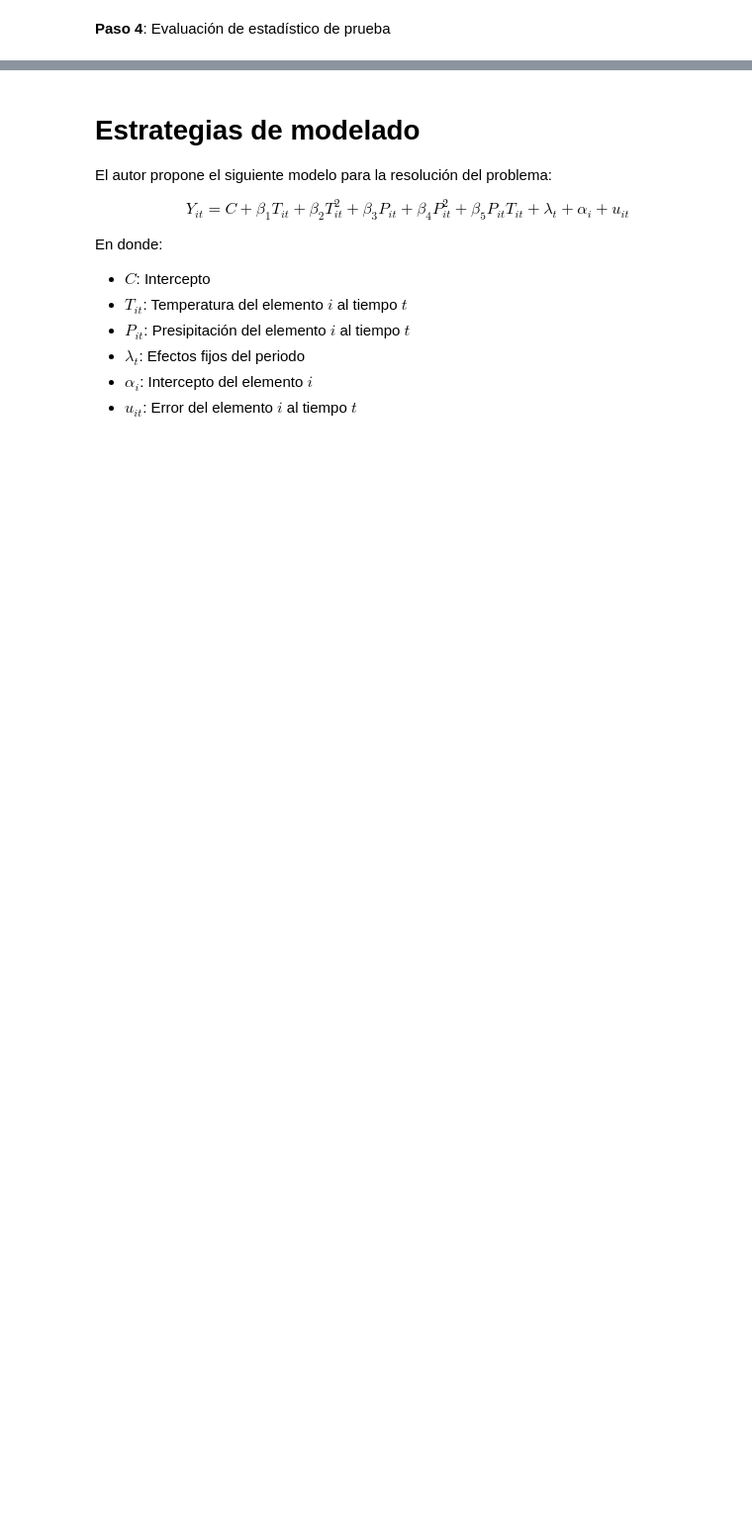
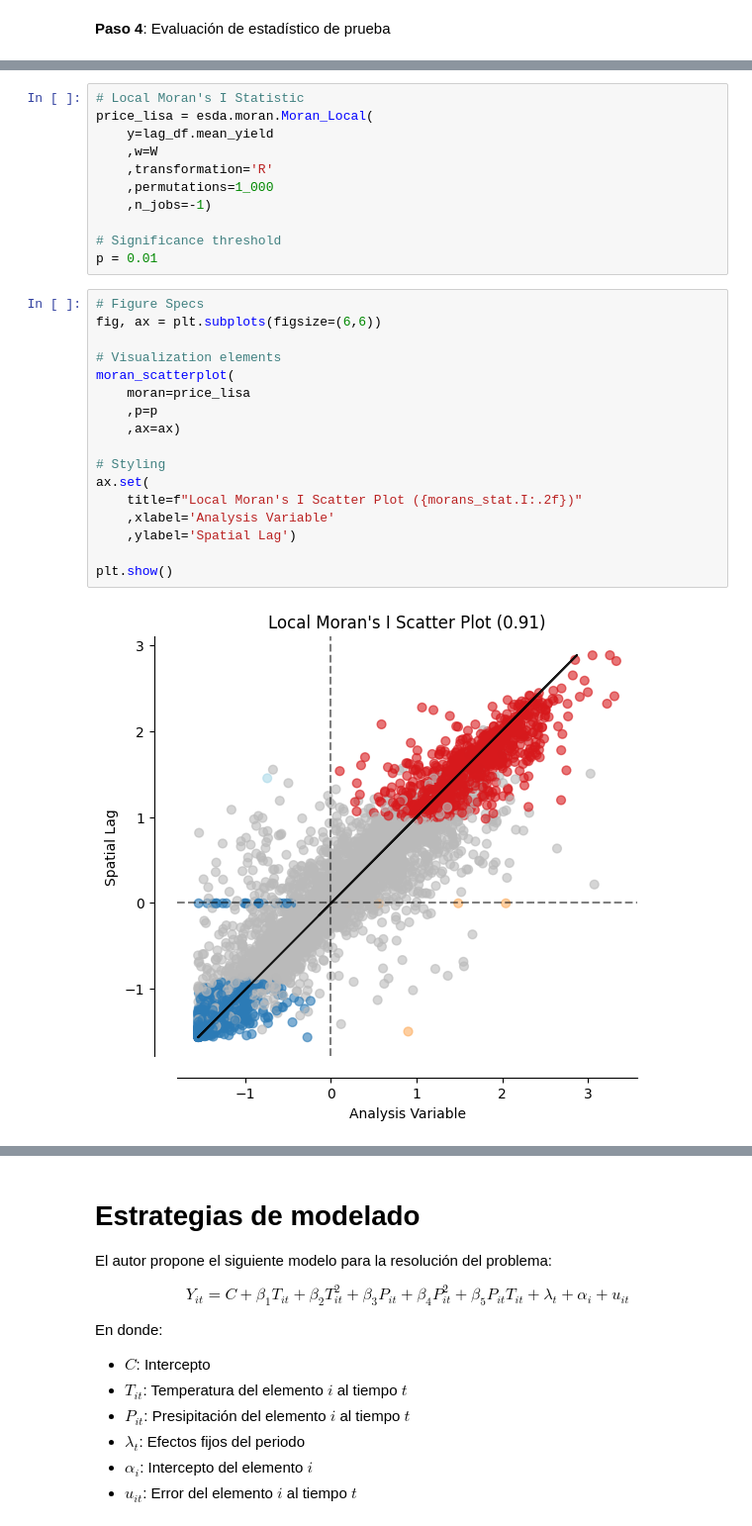
Before and after one commit to CAMM961001/estancia, a Jupyter notebook: notebooks/exploratory_data_analysis.ipynb, the cells around one changed output, grey strips where cells are left out. Shown at 99% size. Cells and saved outputs as stored; diff of their text form; blank space fills up the shorter version.

```diff
--- a/notebooks/exploratory_data_analysis.ipynb
+++ b/notebooks/exploratory_data_analysis.ipynb
@@ -456,0 +459,30 @@ plt.show()
+# %%
+# Local Moran's I Statistic
+price_lisa = esda.moran.Moran_Local(
+    y=lag_df.mean_yield
+    ,w=W
+    ,transformation='R'
+    ,permutations=1_000
+    ,n_jobs=-1)
+
+# Significance threshold
+p = 0.01
+# %%
+# Figure Specs
+fig, ax = plt.subplots(figsize=(6,6))
+
+# Visualization elements
+moran_scatterplot(
+    moran=price_lisa
+    ,p=p
+    ,ax=ax)
+
+# Styling
+ax.set(
+    title=f"Local Moran's I Scatter Plot ({morans_stat.I:.2f})"
+    ,xlabel='Analysis Variable'
+    ,ylabel='Spatial Lag')
+
+plt.show()
+# %% [output]
+[figure, added]
```
Also changed, not shown: parts of 6 cells of this notebook.
